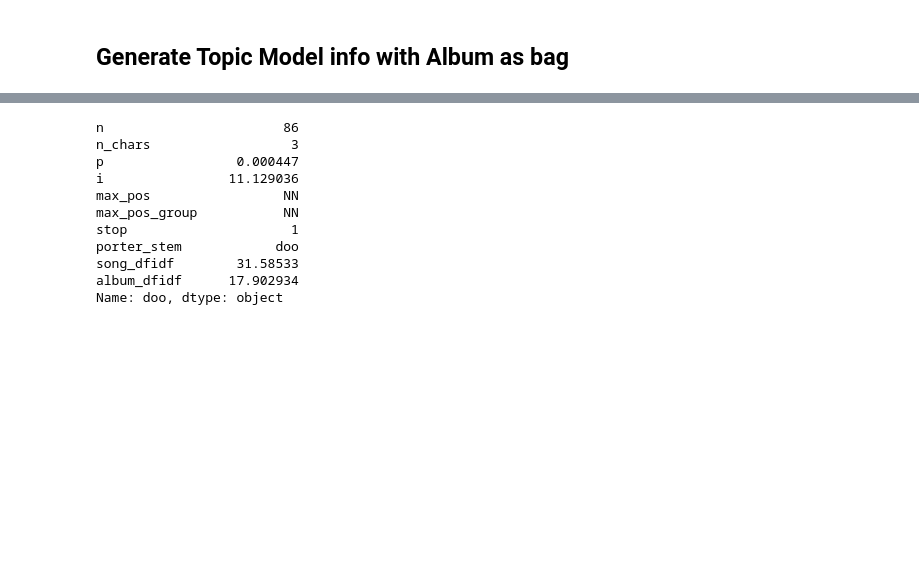
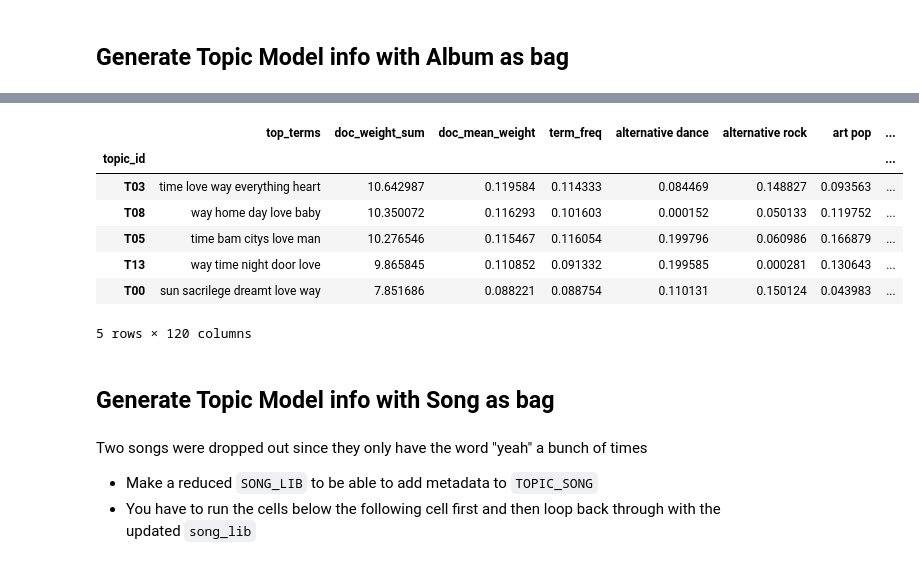
Before and after one commit to rlipps/Exploratory_Text_Analytics_Final, a Jupyter notebook: notebooks/LDA.ipynb, the cells around one changed output, grey strips where cells are left out. Drawn from its saved outputs; the diff is of its cells as text; code cells hidden in the pictures; blank space fills up the shorter version.

```diff
--- a/notebooks/LDA.ipynb
+++ b/notebooks/LDA.ipynb
@@ -66,7 +67,7 @@ class TopicModel():
             .rename(columns={'term_str':'doc_str'})
 
 
-    def count_vectorize(self, max_features=4000, ngram_range = (1,1), stop_words='english'):
+    def count_vectorize(self, max_features=5000, ngram_range = (1,1), stop_words='english'):
         '''
         DOCSTRING GOES HERE
         '''
@@ -135,6 +136,7 @@ class TopicModel():
                                         .reset_index().term_str))\
             .to_frame('top_terms')
         self.topics['doc_weight_sum'] = self.theta.sum()
+        self.topics['doc_mean_weight'] = self.theta.mean()
         self.topics['term_freq'] = self.phi.sum(1) / self.phi.sum(1).sum()
         return None
 
@@ -214,14 +195,11 @@ album_model.topics
-# %%
-VOCAB.loc['doo']
-# %% [output]
-n                       86
-n_chars                  3
-p                 0.000447
-i                11.129036
-max_pos                 NN
-max_pos_group           NN
-stop                     1
-porter_stem            doo
-song_dfidf        31.58533
-album_dfidf      17.902934
-Name: doo, dtype: object
+# %%
+album_model.topics.sort_values('doc_mean_weight', ascending=False).head()
+# %% [output]
+|  | top_terms | doc_weight_sum | doc_mean_weight | term_freq | alternative dance | alternative rock | art pop | ... |
+| topic_id |  |  |  |  |  |  |  | ... |
+| T03 | time love way everything heart | 10.642987 | 0.119584 | 0.114333 | 0.084469 | 0.148827 | 0.093563 | ... |
+| T08 | way home day love baby | 10.350072 | 0.116293 | 0.101603 | 0.000152 | 0.050133 | 0.119752 | ... |
+| T05 | time bam citys love man | 10.276546 | 0.115467 | 0.116054 | 0.199796 | 0.060986 | 0.166879 | ... |
+| T13 | way time night door love | 9.865845 | 0.110852 | 0.091332 | 0.199585 | 0.000281 | 0.130643 | ... |
+| T00 | sun sacrilege dreamt love way | 7.851686 | 0.088221 | 0.088754 | 0.110131 | 0.150124 | 0.043983 | ... |
+5 rows × 120 columns
@@ -227,0 +210,7 @@ Name: doo, dtype: object
+# %% [markdown]
+## Generate Topic Model info with Song as bag
+# %% [markdown]
+Two songs were dropped out since they only have the word "yeah" a bunch of times
+
+* Make a reduced `SONG_LIB` to be able to add metadata to `TOPIC_SONG`
+* You have to run the cells below the following cell first and then loop back through with the updated `song_lib`
```
Also changed, not shown: parts of 17 cells of this notebook, 8 other files.
